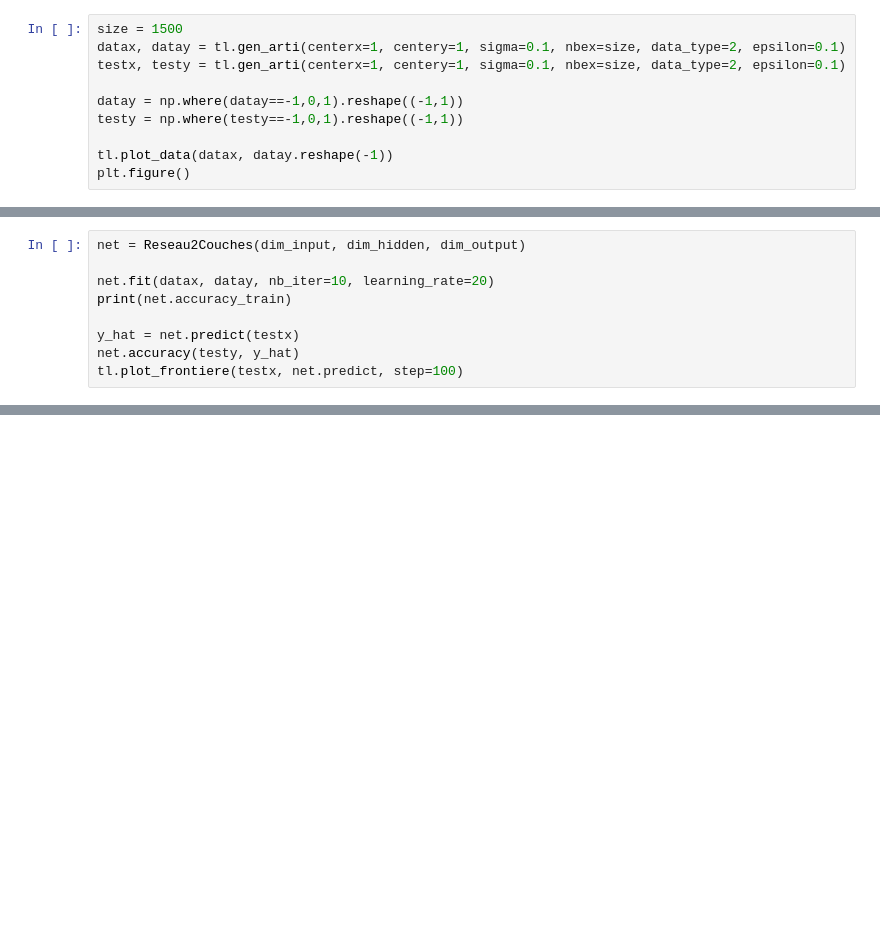
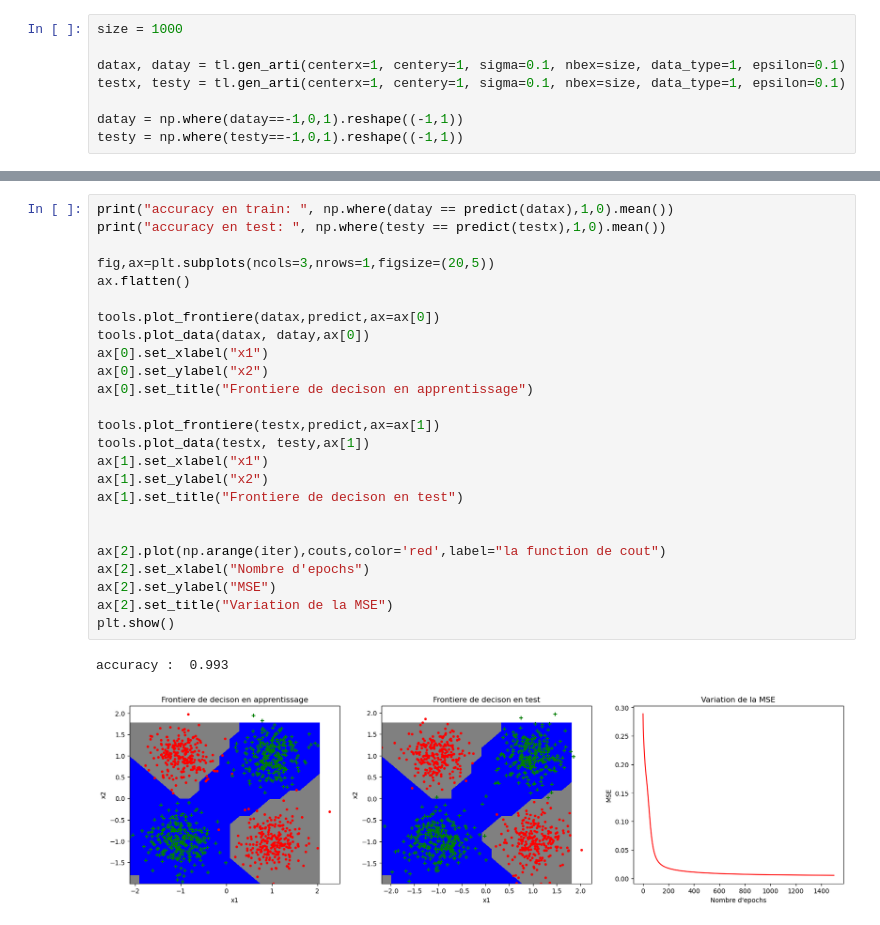
Before and after one commit to MaoucheMounir/Projet-ML-Neural_Network_from_scratch, a Jupyter notebook: tests_non_lineaire.ipynb, the cells around one changed output, grey strips where cells are left out. Drawn from its saved outputs; the diff is of its cells as text; blank space fills up the shorter version.

Commit message:
BCELoss 83 accuracy, formaté les tests en notebooks

```diff
--- a/tests_non_lineaire.ipynb
+++ b/tests_non_lineaire.ipynb
@@ -29,10 +20,8 @@ plt.plot(X,y)
 # %%
-size = 1500
-datax, datay = tl.gen_arti(centerx=1, centery=1, sigma=0.1, nbex=size, data_type=2, epsilon=0.1)
-testx, testy = tl.gen_arti(centerx=1, centery=1, sigma=0.1, nbex=size, data_type=2, epsilon=0.1)
+size = 1000
+
+datax, datay = tl.gen_arti(centerx=1, centery=1, sigma=0.1, nbex=size, data_type=1, epsilon=0.1)
+testx, testy = tl.gen_arti(centerx=1, centery=1, sigma=0.1, nbex=size, data_type=1, epsilon=0.1)
 
 datay = np.where(datay==-1,0,1).reshape((-1,1))
 testy = np.where(testy==-1,0,1).reshape((-1,1))
-
-tl.plot_data(datax, datay.reshape(-1))
-plt.figure()
@@ -53,9 +27,0 @@ dim_output = datay.shape[1]
-# %%
-net = Reseau2Couches(dim_input, dim_hidden, dim_output)
-
-net.fit(datax, datay, nb_iter=10, learning_rate=20)
-print(net.accuracy_train)
-
-y_hat = net.predict(testx)
-net.accuracy(testy, y_hat)
-tl.plot_frontiere(testx, net.predict, step=100)
@@ -64,0 +71,28 @@ tl.plot_frontiere(testx, net.predict, step=100)
+# %%
+print("accuracy en train: ", np.where(datay == predict(datax),1,0).mean())
+print("accuracy en test: ", np.where(testy == predict(testx),1,0).mean())
+
+fig,ax=plt.subplots(ncols=3,nrows=1,figsize=(20,5))
+ax.flatten()
+
+tools.plot_frontiere(datax,predict,ax=ax[0])
+tools.plot_data(datax, datay,ax[0])
+ax[0].set_xlabel("x1")
+ax[0].set_ylabel("x2")
+ax[0].set_title("Frontiere de decison en apprentissage")
+
+tools.plot_frontiere(testx,predict,ax=ax[1])
+tools.plot_data(testx, testy,ax[1])
+ax[1].set_xlabel("x1")
+ax[1].set_ylabel("x2")
+ax[1].set_title("Frontiere de decison en test")
+
+
+ax[2].plot(np.arange(iter),couts,color='red',label="la function de cout")
+ax[2].set_xlabel("Nombre d'epochs")
+ax[2].set_ylabel("MSE")
+ax[2].set_title("Variation de la MSE")
+plt.show()
+# %% [output]
+accuracy :  0.993
+[figure, added]
```
Also changed, not shown: parts of 9 cells of this notebook, 22 other files.
